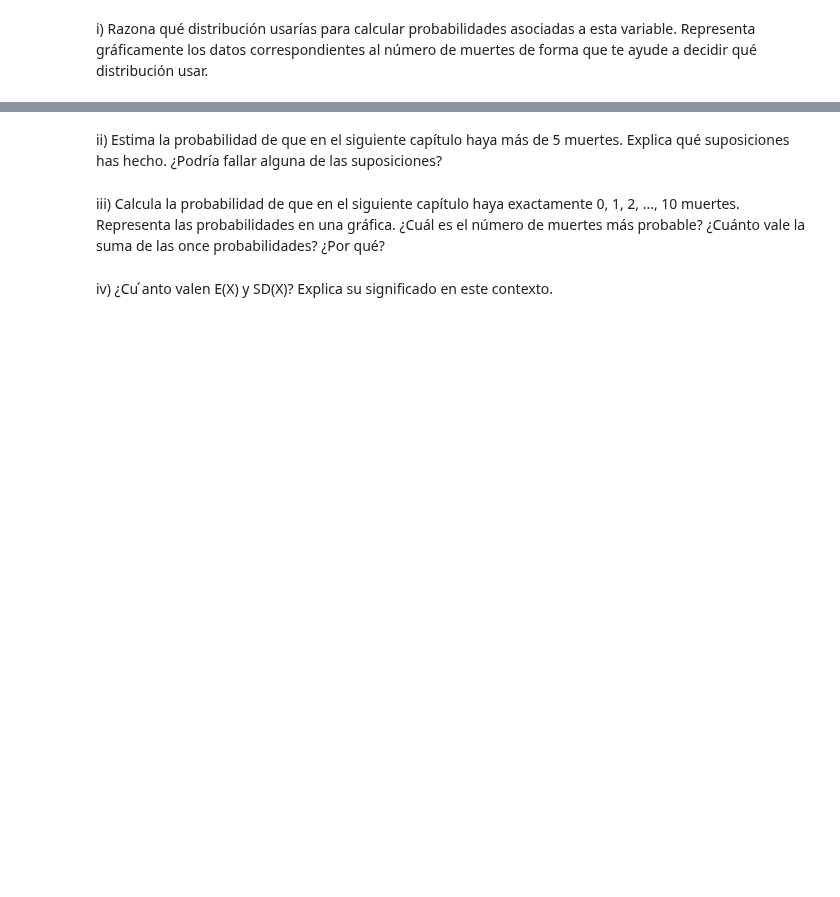
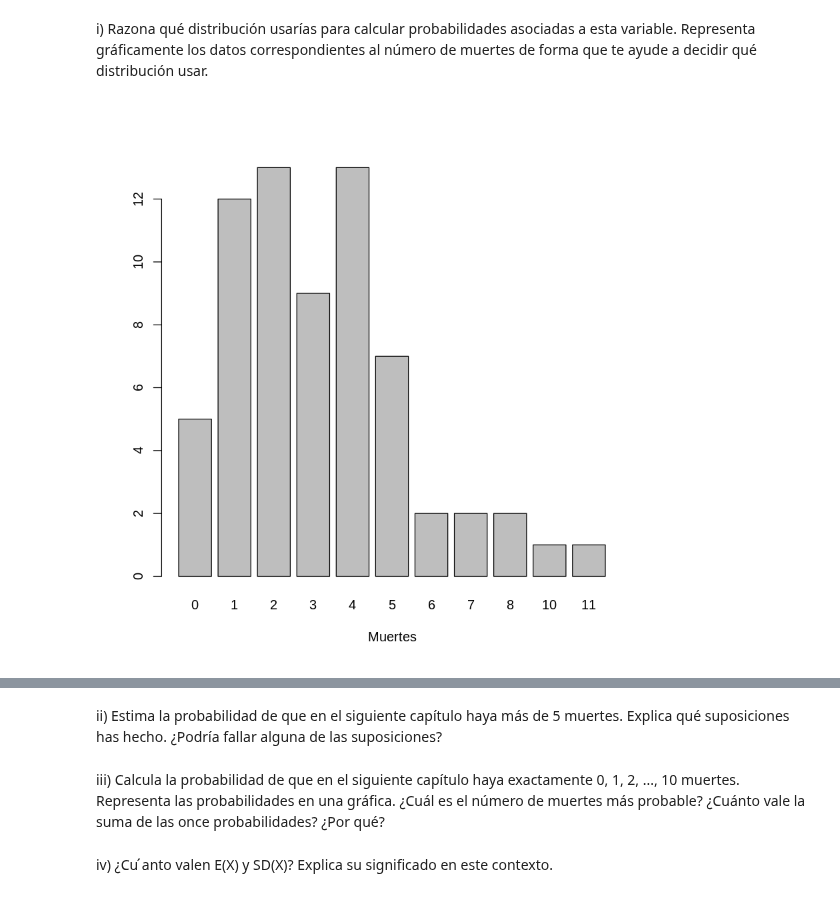
Before and after one commit to yerartdev/uc-m1965-stats, a Jupyter notebook: p2/practica2-gerardo-de-miguel.gonzalez.ipynb, the cells around one changed output, grey strips where cells are left out. Cells and saved outputs as stored; diff of their text form; code cells hidden in the pictures; blank space fills up the shorter version.

Commit message:
stats-i: práctica 2, intento de justificar uso de poisson en cuenta de NumDeaths por episodio GoT (fracaso)

```diff
--- a/p2/practica2-gerardo-de-miguel.gonzalez.ipynb
+++ b/p2/practica2-gerardo-de-miguel.gonzalez.ipynb
@@ -187,2 +187,9 @@ str(got)
 # %% [markdown]
 i) Razona qué distribución usarías para calcular probabilidades asociadas a esta variable. Representa gráficamente los datos correspondientes al número de muertes de forma que te ayude a decidir qué distribución usar.
+# %%
+#::GMG::La representación gráfica es la de una variable discreta por lo que lo correcto es
+#       utilizar un barplot en el que cada barra represente una cuenta de los episodios en los que
+#       se produce un número determinado de muertes
+barplot(height = muertes.observadas, xlab = 'Muertes')
+# %% [output]
+[figure, added]
```
Also changed, not shown: parts of 9 cells of this notebook.
